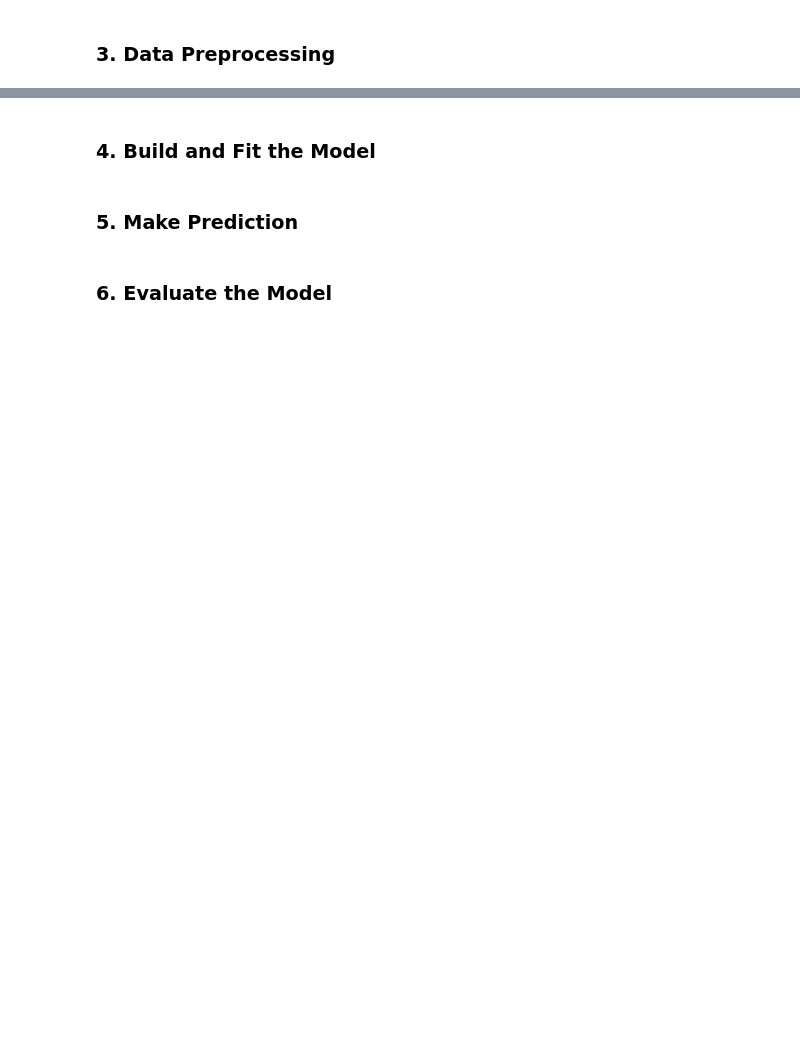
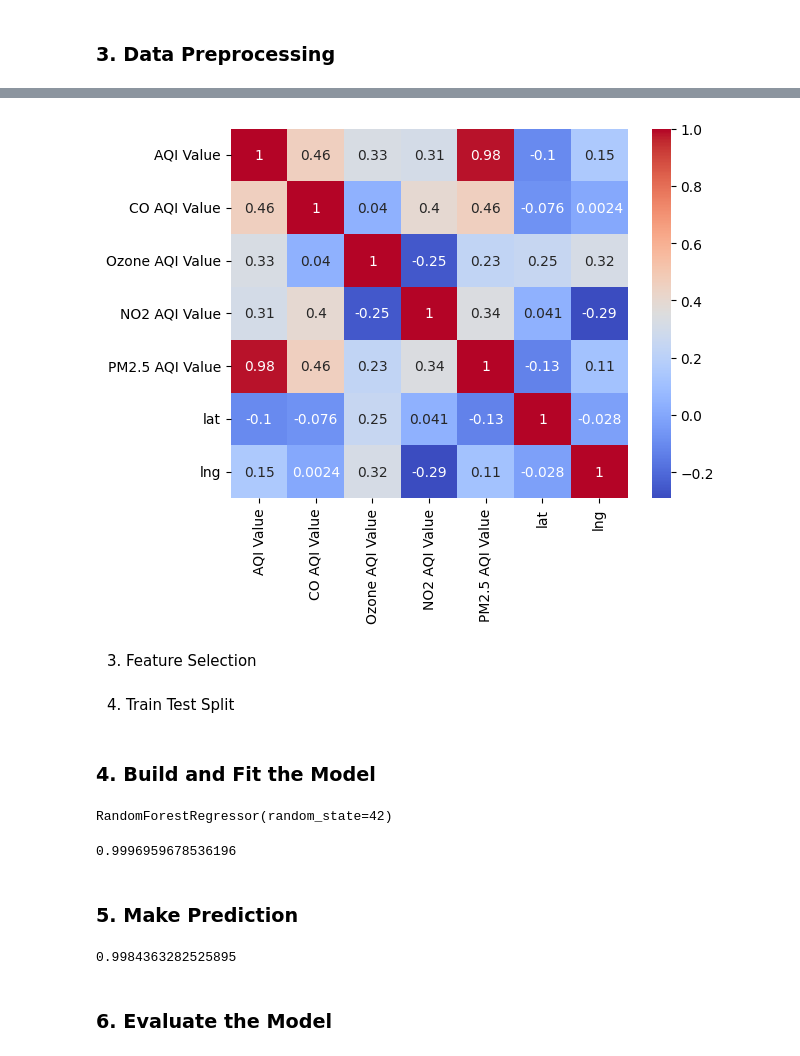
Before and after one commit to fatahrahimi330/100-Machine-Learning-Projects, a Jupyter notebook: 51-Predicting Air Quality/PredictingAirQuality.ipynb, the cells around one changed output, grey strips where cells are left out. Drawn from its saved outputs; the diff is of its cells as text; code cells hidden in the pictures; blank space fills up the shorter version.

```diff
--- a/51-Predicting Air Quality/PredictingAirQuality.ipynb
+++ b/51-Predicting Air Quality/PredictingAirQuality.ipynb
@@ -18,0 +78,8 @@ df.head()
+# %%
+corr = df.corr()
+sns.heatmap(corr, annot=True, cmap='coolwarm')
+plt.show()
+# %% [output]
+[figure, added]
+# %% [markdown]
+3. Feature Selection
@@ -18,0 +89,2 @@ df.head()
+# %% [markdown]
+4. Train Test Split
@@ -19,4 +95,16 @@ df.head()
 # %% [markdown]
 ### 4. Build and Fit the Model
+# %%
+from sklearn.ensemble import RandomForestRegressor
+
+model = RandomForestRegressor(n_estimators=100, random_state=42)
+model.fit(X_train, y_train)
+# %% [output]
+RandomForestRegressor(random_state=42)
+# %%
+train_r2 = model.score(X_train, y_train)
+train_r2
+# %% [output]
+0.9996959678536196
 # %% [markdown]
 ### 5. Make Prediction
@@ -23,2 +113,7 @@ df.head()
+# %%
+test_r2 = model.score(X_test, y_test)
+test_r2
+# %% [output]
+0.9984363282525895
 # %% [markdown]
 ### 6. Evaluate the Model
```
Also changed, not shown: parts of 15 cells of this notebook, 8 other files.
